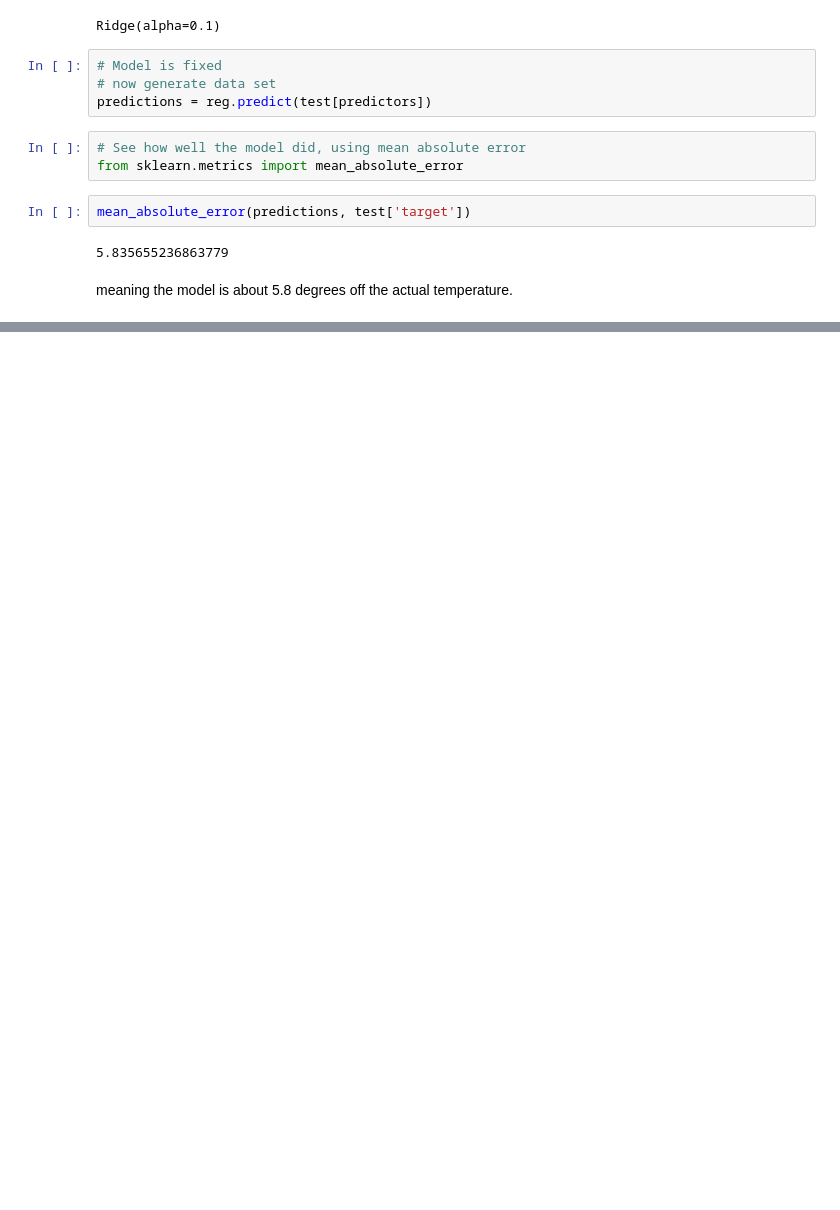
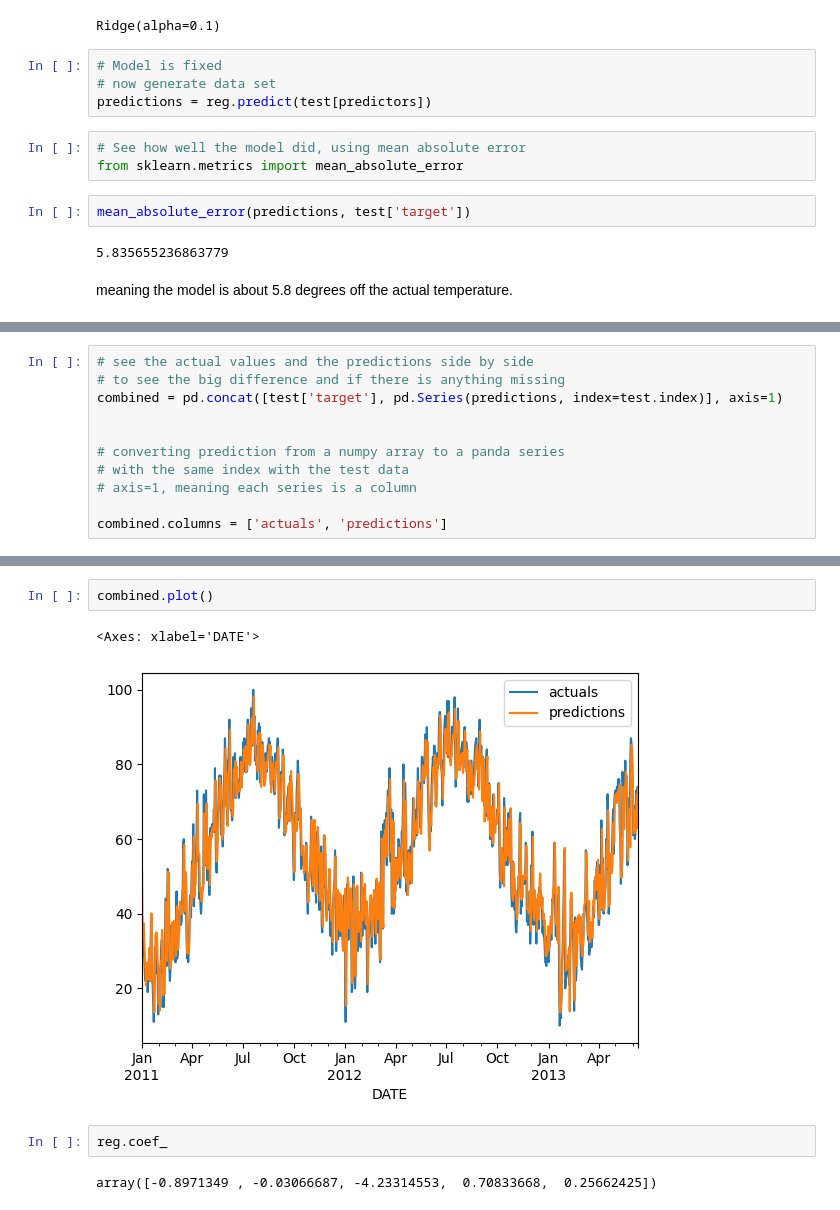
Before and after one commit to aaronwu001/Weather-Predictor, a Jupyter notebook: Weather Forecast.ipynb, the cells around one changed output, grey strips where cells are left out. Cells and saved outputs as stored; diff of their text form; blank space fills up the shorter version.

```diff
--- a/Weather Forecast.ipynb
+++ b/Weather Forecast.ipynb
@@ -320,0 +323,11 @@ meaning the model is about 5.8 degrees off the actual temperature.
+# %%
+# see the actual values and the predictions side by side
+# to see the big difference and if there is anything missing
+combined = pd.concat([test['target'], pd.Series(predictions, index=test.index)], axis=1)
+
+
+# converting prediction from a numpy array to a panda series
+# with the same index with the test data
+# axis=1, meaning each series is a column
+
+combined.columns = ['actuals', 'predictions']
@@ -320,0 +351,9 @@ meaning the model is about 5.8 degrees off the actual temperature.
+# %%
+combined.plot()
+# %% [output]
+<Axes: xlabel='DATE'>
+[figure, added]
+# %%
+reg.coef_
+# %% [output]
+array([-0.8971349 , -0.03066687, -4.23314553,  0.70833668,  0.25662425])
```
Also changed, not shown: parts of 4 cells of this notebook.
